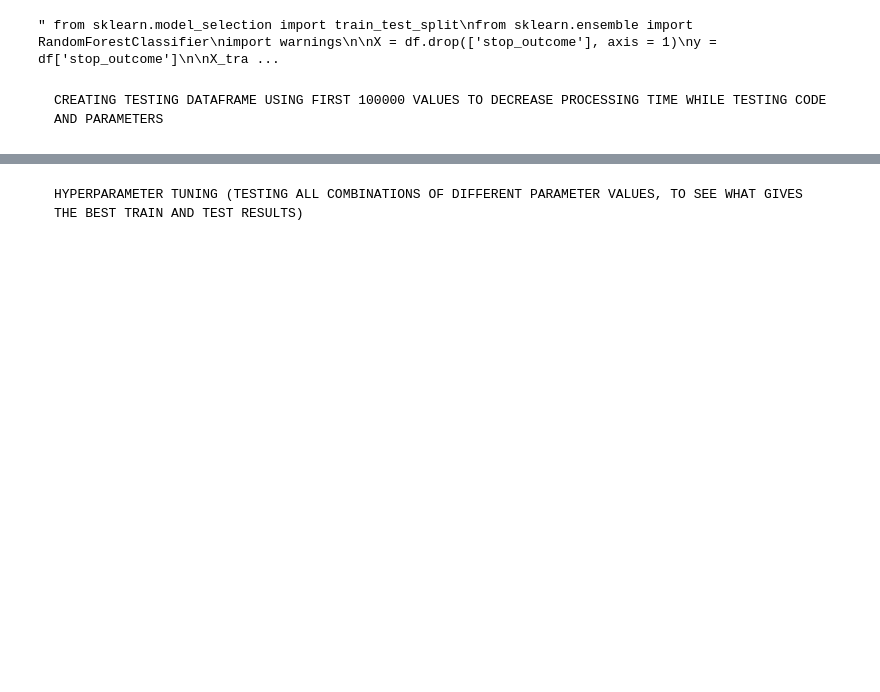
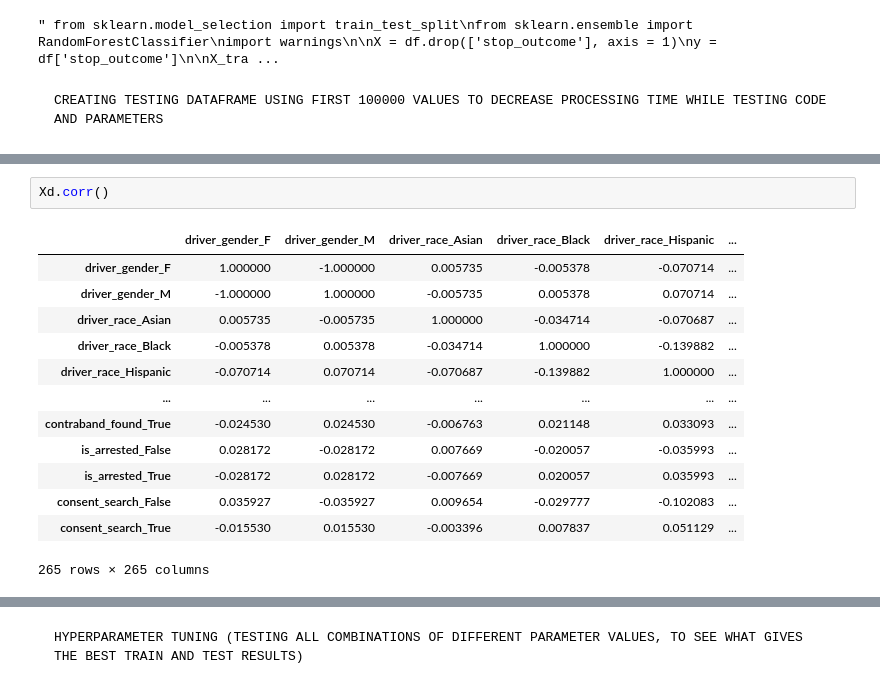
Before and after one commit to MasterWolff/BDA-Project, a Jupyter notebook: BDA code.ipynb, the cells around one changed output, grey strips where cells are left out. Drawn from its saved outputs; the diff is of its cells as text; blank space fills up the shorter version.

```diff
--- a/BDA code.ipynb
+++ b/BDA code.ipynb
@@ -181,0 +181,16 @@ Xd
+# %%
+Xd.corr()
+# %% [output]
+|  | driver_gender_F | driver_gender_M | driver_race_Asian | driver_race_Black | driver_race_Hispanic | ... |
+| driver_gender_F | 1.000000 | -1.000000 | 0.005735 | -0.005378 | -0.070714 | ... |
+| driver_gender_M | -1.000000 | 1.000000 | -0.005735 | 0.005378 | 0.070714 | ... |
+| driver_race_Asian | 0.005735 | -0.005735 | 1.000000 | -0.034714 | -0.070687 | ... |
+| driver_race_Black | -0.005378 | 0.005378 | -0.034714 | 1.000000 | -0.139882 | ... |
+| driver_race_Hispanic | -0.070714 | 0.070714 | -0.070687 | -0.139882 | 1.000000 | ... |
+| ... | ... | ... | ... | ... | ... | ... |
+| contraband_found_True | -0.024530 | 0.024530 | -0.006763 | 0.021148 | 0.033093 | ... |
+| is_arrested_False | 0.028172 | -0.028172 | 0.007669 | -0.020057 | -0.035993 | ... |
+| is_arrested_True | -0.028172 | 0.028172 | -0.007669 | 0.020057 | 0.035993 | ... |
+| consent_search_False | 0.035927 | -0.035927 | 0.009654 | -0.029777 | -0.102083 | ... |
+| consent_search_True | -0.015530 | 0.015530 | -0.003396 | 0.007837 | 0.051129 | ... |
+265 rows × 265 columns
```
Also changed, not shown: parts of 17 cells of this notebook.
